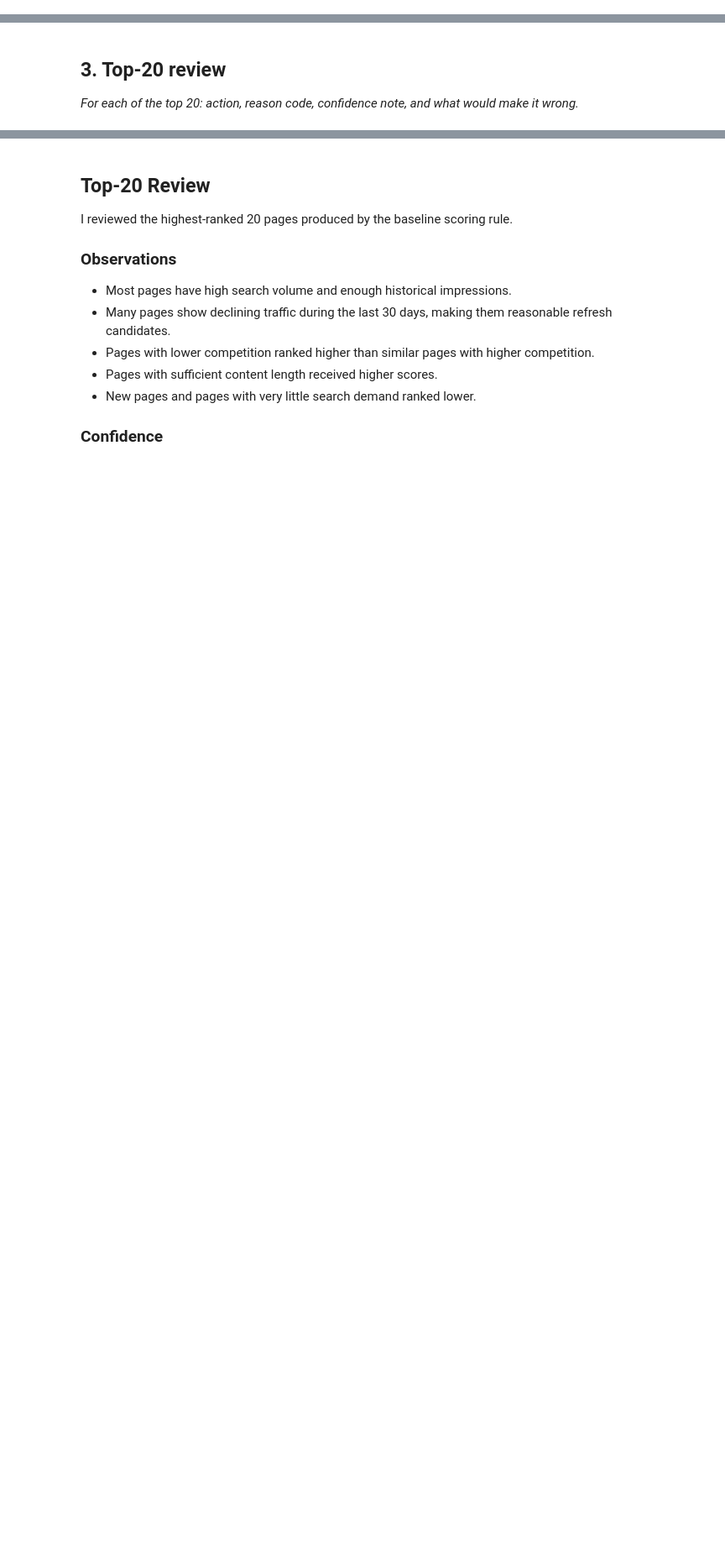
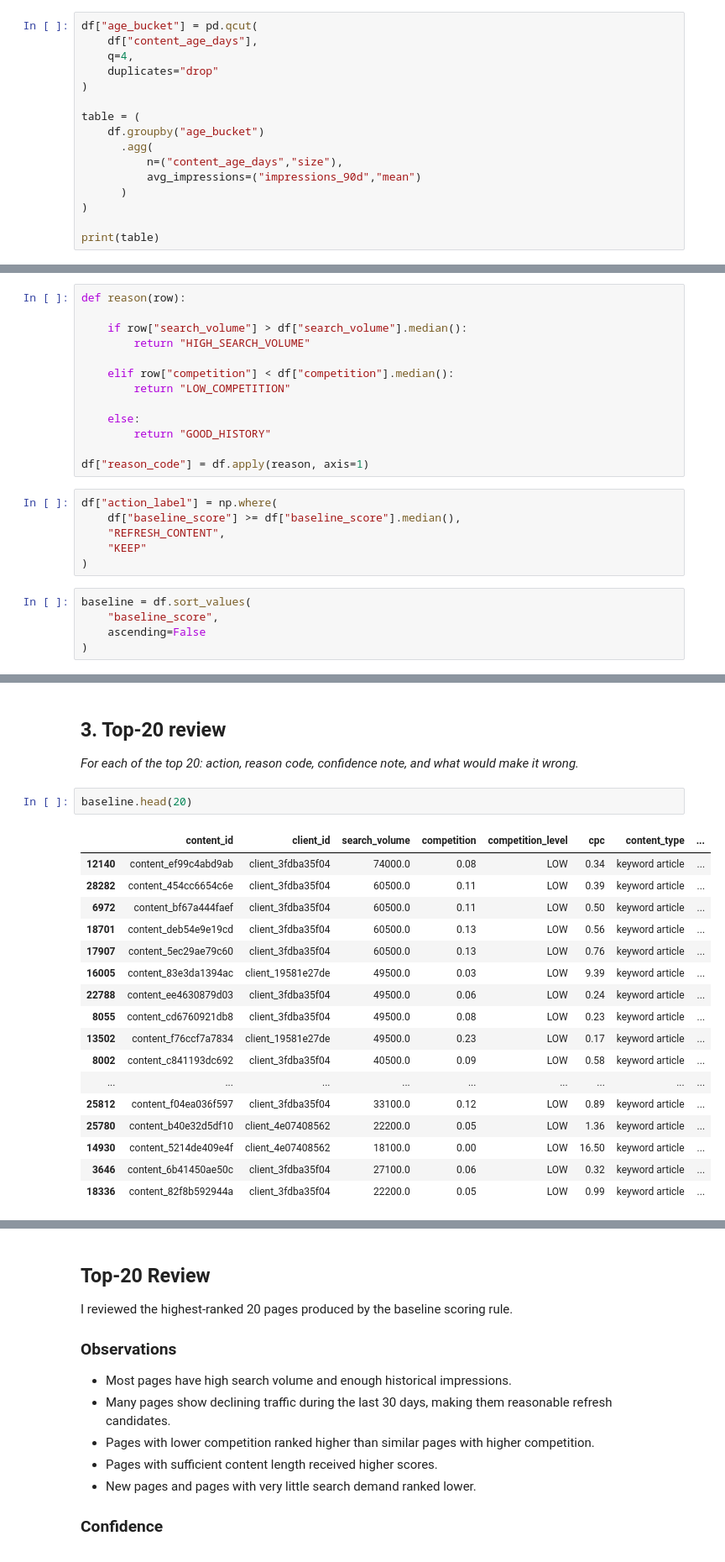
Before and after one commit to hamzaali-712/ML, a Jupyter notebook: work/notebooks/w04_baseline_score.ipynb, the cells around one changed output, grey strips where cells are left out. Shown at 84% size. Drawn from its saved outputs; the diff is of its cells as text; blank space fills up the shorter version.

Commit message:
Complete Week 4 baseline action scoring

```diff
--- a/work/notebooks/w04_baseline_score.ipynb
+++ b/work/notebooks/w04_baseline_score.ipynb
@@ -23,0 +67,16 @@ Reason codes:
+# %%
+df["age_bucket"] = pd.qcut(
+    df["content_age_days"],
+    q=4,
+    duplicates="drop"
+)
+
+table = (
+    df.groupby("age_bucket")
+      .agg(
+          n=("content_age_days","size"),
+          avg_impressions=("impressions_90d","mean")
+      )
+)
+
+print(table)
@@ -27,0 +121,24 @@ Reason codes:
+# %%
+def reason(row):
+
+    if row["search_volume"] > df["search_volume"].median():
+        return "HIGH_SEARCH_VOLUME"
+
+    elif row["competition"] < df["competition"].median():
+        return "LOW_COMPETITION"
+
+    else:
+        return "GOOD_HISTORY"
+
+df["reason_code"] = df.apply(reason, axis=1)
+# %%
+df["action_label"] = np.where(
+    df["baseline_score"] >= df["baseline_score"].median(),
+    "REFRESH_CONTENT",
+    "KEEP"
+)
+# %%
+baseline = df.sort_values(
+    "baseline_score",
+    ascending=False
+)
@@ -29,3 +183,23 @@ Reason codes:
 ## 3. Top-20 review
 
 *For each of the top 20: action, reason code, confidence note, and what would make it wrong.*
+# %%
+baseline.head(20)
+# %% [output]
+|  | content_id | client_id | search_volume | competition | competition_level | cpc | content_type | ... |
+| 12140 | content_ef99c4abd9ab | client_3fdba35f04 | 74000.0 | 0.08 | LOW | 0.34 | keyword article | ... |
+| 28282 | content_454cc6654c6e | client_3fdba35f04 | 60500.0 | 0.11 | LOW | 0.39 | keyword article | ... |
+| 6972 | content_bf67a444faef | client_3fdba35f04 | 60500.0 | 0.11 | LOW | 0.50 | keyword article | ... |
+| 18701 | content_deb54e9e19cd | client_3fdba35f04 | 60500.0 | 0.13 | LOW | 0.56 | keyword article | ... |
+| 17907 | content_5ec29ae79c60 | client_3fdba35f04 | 60500.0 | 0.13 | LOW | 0.76 | keyword article | ... |
+| 16005 | content_83e3da1394ac | client_19581e27de | 49500.0 | 0.03 | LOW | 9.39 | keyword article | ... |
+| 22788 | content_ee4630879d03 | client_3fdba35f04 | 49500.0 | 0.06 | LOW | 0.24 | keyword article | ... |
+| 8055 | content_cd6760921db8 | client_3fdba35f04 | 49500.0 | 0.08 | LOW | 0.23 | keyword article | ... |
+| 13502 | content_f76ccf7a7834 | client_19581e27de | 49500.0 | 0.23 | LOW | 0.17 | keyword article | ... |
+| 8002 | content_c841193dc692 | client_3fdba35f04 | 40500.0 | 0.09 | LOW | 0.58 | keyword article | ... |
+| ... | ... | ... | ... | ... | ... | ... | ... | ... |
+| 25812 | content_f04ea036f597 | client_3fdba35f04 | 33100.0 | 0.12 | LOW | 0.89 | keyword article | ... |
+| 25780 | content_b40e32d5df10 | client_4e07408562 | 22200.0 | 0.05 | LOW | 1.36 | keyword article | ... |
+| 14930 | content_5214de409e4f | client_4e07408562 | 18100.0 | 0.00 | LOW | 16.50 | keyword article | ... |
+| 3646 | content_6b41450ae50c | client_3fdba35f04 | 27100.0 | 0.06 | LOW | 0.32 | keyword article | ... |
+| 18336 | content_82f8b592944a | client_3fdba35f04 | 22200.0 | 0.05 | LOW | 0.99 | keyword article | ... |
```
Also changed, not shown: parts of 13 cells of this notebook.
